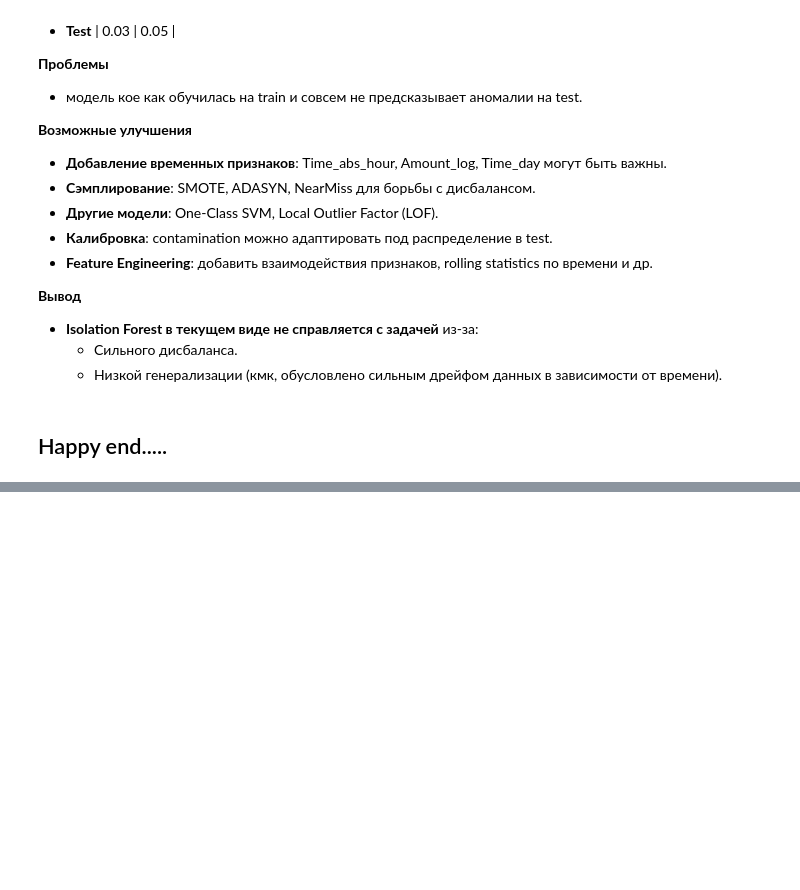
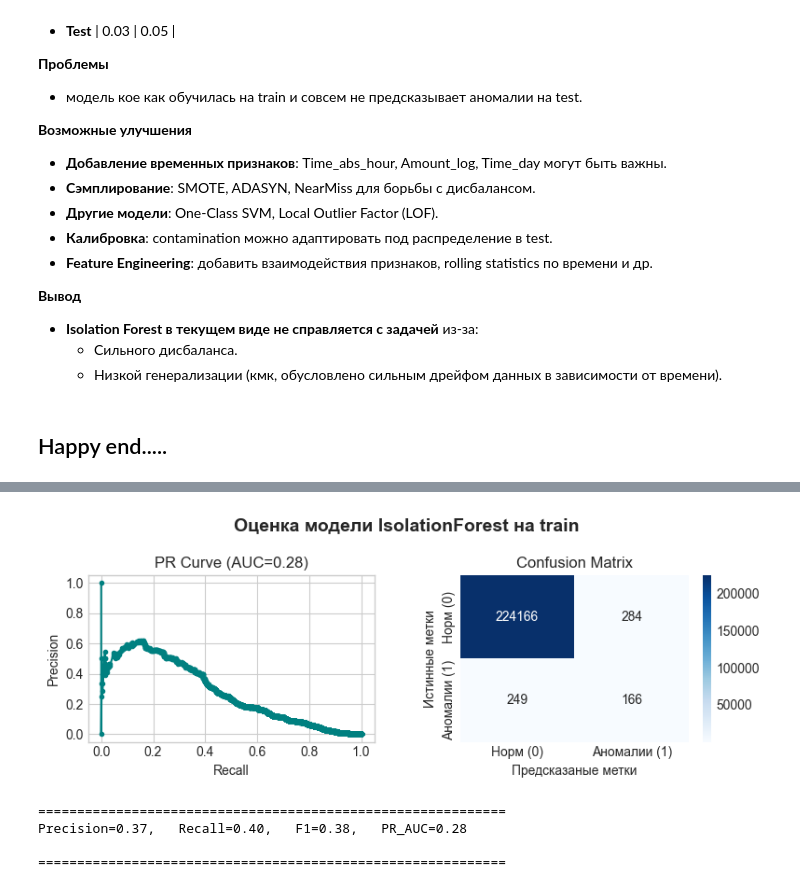
Before and after one commit to Aliaksandr-Borsuk/anomaly_detection_project, a Jupyter notebook: notebooks/1_Classical_ML/1_02_01_creditcard_IFO.ipynb, the cells around one changed output, grey strips where cells are left out. Saved outputs shown, nothing was run; the diff lists cells and outputs as text; code cells hidden in the pictures; blank space fills up the shorter version.

```diff
--- a/notebooks/1_Classical_ML/1_02_01_creditcard_IFO.ipynb
+++ b/notebooks/1_Classical_ML/1_02_01_creditcard_IFO.ipynb
@@ -505,0 +509,17 @@ Precision=0.03,   Recall=0.04,   F1=0.03,   PR_AUC=0.05
+# %%
+param_iso = {
+    'n_estimators': [200, 100],
+    'contamination': [ 0.005, 0.002, ]
+}
+grid_iso =  my_GridSearchCV_for_df(
+    model=IsolationForest(random_state=RANDOM_STATE),
+    param_grid=param_iso,
+    time_col = time_column,
+    n_folds = 3,
+    unsupervised = False,
+    drop_columns=unnecessary_cols,
+    random_state=RANDOM_STATE
+)
+grid_iso.fit(X, y, rolling_window=False)
+
+print( '\nЛучшие параметры модели: ', grid_iso.best_params_)
@@ -505,0 +544,15 @@ Precision=0.03,   Recall=0.04,   F1=0.03,   PR_AUC=0.05
+# %%
+# Оценка на train
+drop_cols_2 =["Time_abs_hour"] + unnecessary_cols
+
+plot_pr_curve_and_conf_matrix(
+    grid_iso,
+    X.drop(drop_cols_2, axis=1),
+    y,'IsolationForest на train'
+)
+# %% [output]
+[figure, added]
+============================================================
+Precision=0.37,   Recall=0.40,   F1=0.38,   PR_AUC=0.28
+
+============================================================
```
Also changed, not shown: parts of 4 cells of this notebook, 3 other files.
